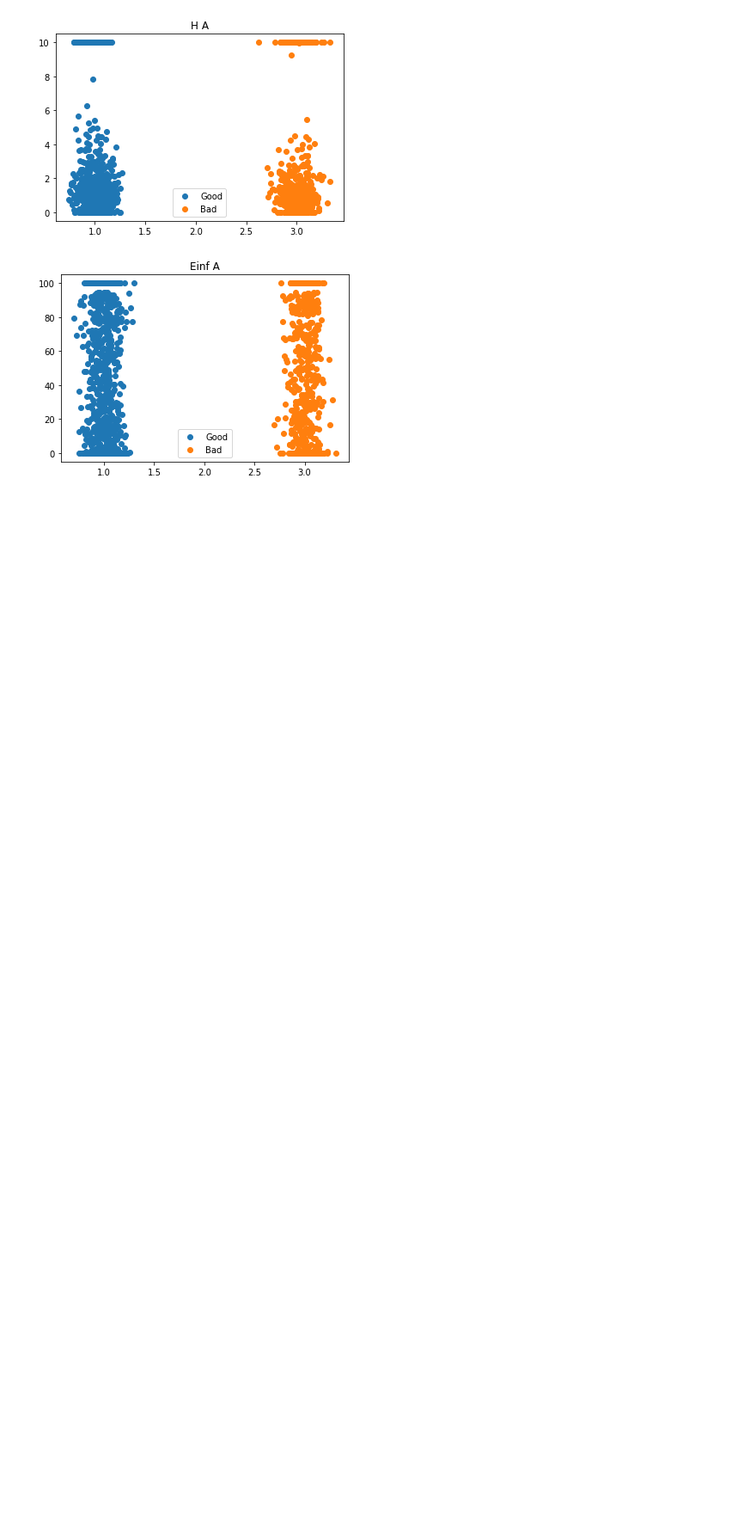
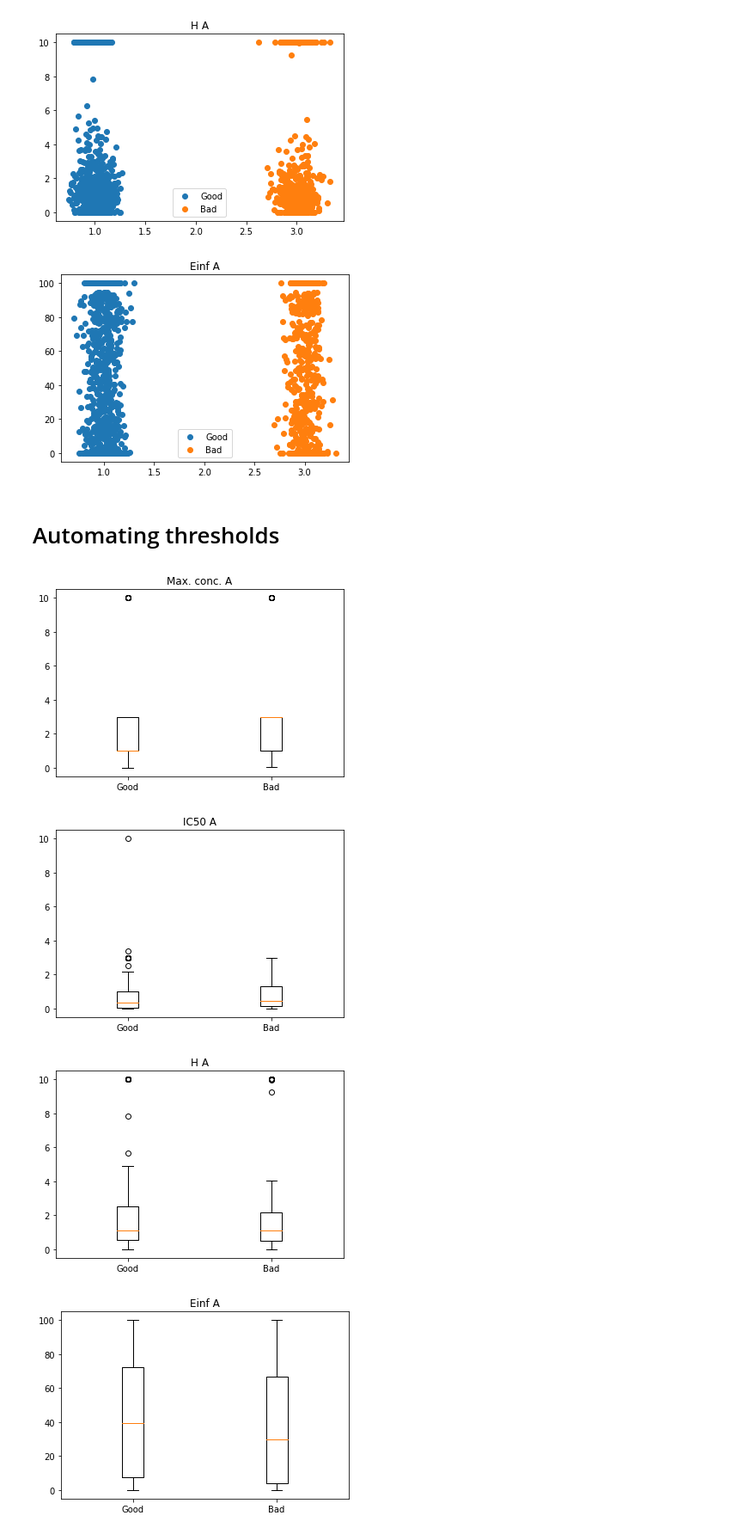
Before and after one commit to edmanft/DL_quantum_metrology, a Jupyter notebook: Drug_pair_analysis.ipynb, the cells around one changed output. Shown at 86% size. Cells and saved outputs as stored; diff of their text form; code cells hidden in the pictures; blank space fills up the shorter version.

```diff
--- a/Drug_pair_analysis.ipynb
+++ b/Drug_pair_analysis.ipynb
@@ -227,7 +208,7 @@ ax1.boxplot(data, labels =labels)
   <matplotlib.lines.Line2D at 0x...>]}
 [figure]
 # %%
-def boxplot_feature(feature):
+def boxplot_feature(feature, good_drugs_mono, bad_drugs_mono):
   fig1, ax1 = plt.subplots()
   ax1.set_title(feature)
   data = [good_drugs_mono[feature],bad_drugs_mono[feature]]
@@ -251,7 +232,7 @@ plt.show()
 # %% [output]
 [figure]
 # %%
-def scatterplot_feature(feature):
+def scatterplot_feature(feature, good_drugs_mono, bad_drugs_mono):
   xA, xB = np.random.normal(1, 0.1, len(good_drugs_mono[feature])), np.random.normal(3, 0.1, len(bad_drugs_mono[feature]))
 
   plt.scatter(xA, good_drugs_mono[feature])
@@ -267,3 +248,5 @@ for feature in ['Max. conc. A', 'IC50 A', 'H A', 'Einf A']:
 [figure]
 [figure]
 [figure]
+# %% [markdown]
+# Automating thresholds
@@ -269,0 +265,13 @@ for feature in ['Max. conc. A', 'IC50 A', 'H A', 'Einf A']:
+# %%
+
+for feature in ['Max. conc. A', 'IC50 A', 'H A', 'Einf A']:
+
+  boxplot_feature(feature)
+plt.show()
+for feature in ['Max. conc. A', 'IC50 A', 'H A', 'Einf A']:
+  scatterplot_feature(feature)
+# %% [output]
+[figure, added]
+[figure, added]
+[figure, added]
+[figure, added]
```
Also changed, not shown: parts of 5 cells of this notebook.
